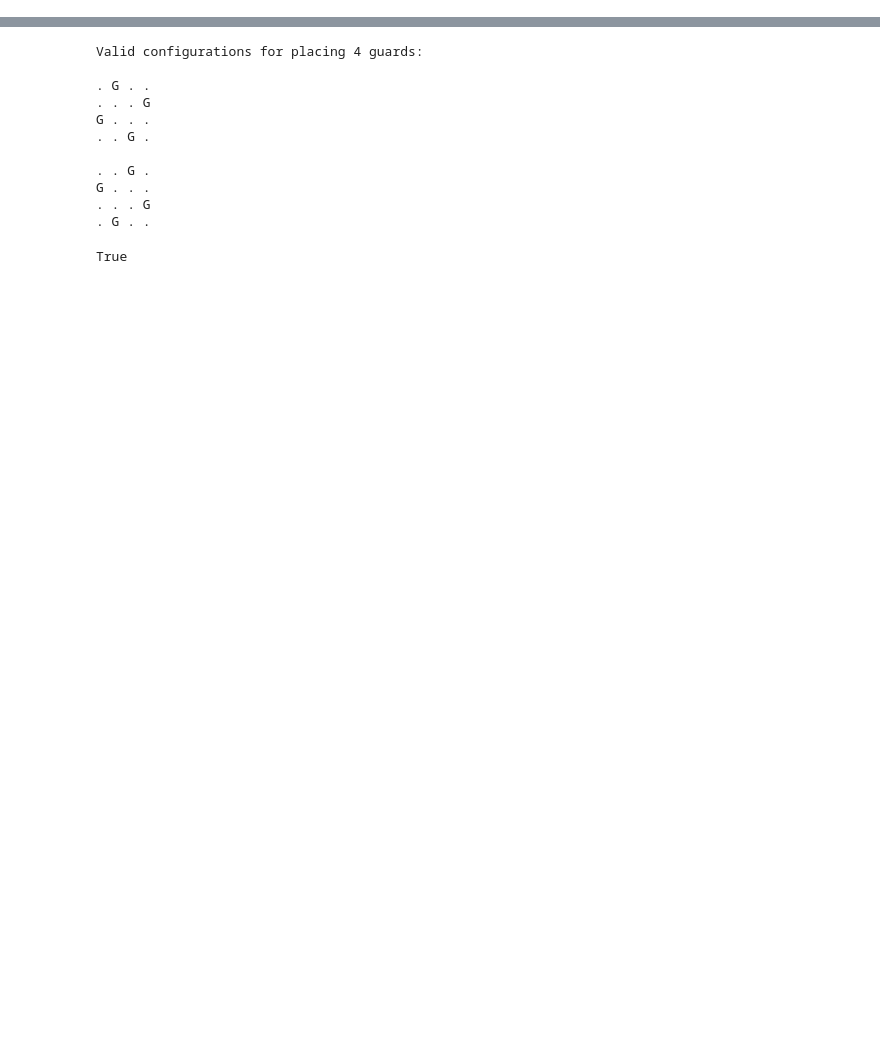
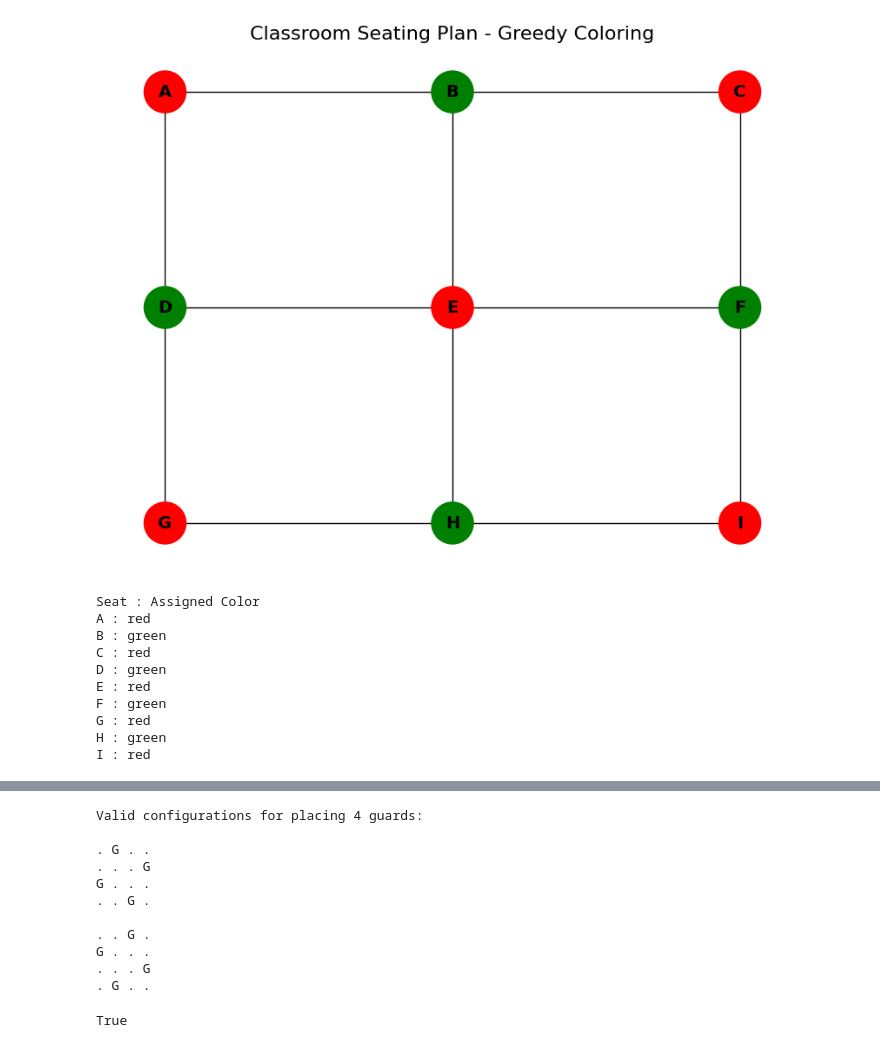
Before and after one commit to srivignsh001-lgtm/AIT_LAB_26292, a Jupyter notebook: AIT_LAB_26292.ipynb, the cells around one changed output, grey strips where cells are left out. Cells and saved outputs as stored; diff of their text form; code cells hidden in the pictures; blank space fills up the shorter version.

```diff
--- a/AIT_LAB_26292.ipynb
+++ b/AIT_LAB_26292.ipynb
@@ -2,0 +444,79 @@
+# %%
+import networkx as nx
+import matplotlib.pyplot as plt
+
+graph = {
+    'A': ['B','D'],
+    'B': ['A','C','E'],
+    'C': ['B','F'],
+    'D': ['A','E','G'],
+    'E': ['B','D','F','H'],
+    'F': ['C','E','I'],
+    'G': ['D','H'],
+    'H': ['E','G','I'],
+    'I': ['F','H']
+}
+
+color_palette = ['red','green','blue','yellow','orange','purple','cyan','brown']
+
+def greedy_coloring(graph):
+    color_assignment = {}
+    for node in graph:
+        # Find colors already used by neighbors
+        used_colors = {color_assignment.get(neigh) for neigh in graph[node] if neigh in color_assignment}
+        # Assign the first available color
+        for color in color_palette:
+            if color not in used_colors:
+                color_assignment[node] = color
+                break
+    return color_assignment
+
+# Run greedy coloring
+coloring_result = greedy_coloring(graph)
+
+# Build graph in networkx
+G = nx.Graph()
+for node, neighbors in graph.items():
+    for neighbor in neighbors:
+        G.add_edge(node, neighbor)
+
+# Assign colors
+node_colors = [coloring_result[node] for node in G.nodes()]
+
+# Define positions (3x3 seating grid)
+positions = {
+    'A': (0,2),
+    'B': (1,2),
+    'C': (2,2),
+    'D': (0,1),
+    'E': (1,1),
+    'F': (2,1),
+    'G': (0,0),
+    'H': (1,0),
+    'I': (2,0)
+}
+
+# Draw graph
+plt.figure(figsize=(8,6))
+nx.draw(G, pos=positions, with_labels=True, node_color=node_colors,
+        node_size=1200, font_size=14, font_weight='bold')
+plt.title("Classroom Seating Plan - Greedy Coloring", fontsize=16)
+plt.axis('off')
+plt.show()
+
+# Print color assignments
+print("Seat : Assigned Color")
+for seat, color in coloring_result.items():
+    print(f"{seat} : {color}")
+# %% [output]
+[figure, added]
+Seat : Assigned Color
+A : red
+B : green
+C : red
+D : green
+E : red
+F : green
+G : red
+H : green
+I : red
```
Also changed, not shown: parts of 25 cells of this notebook.
